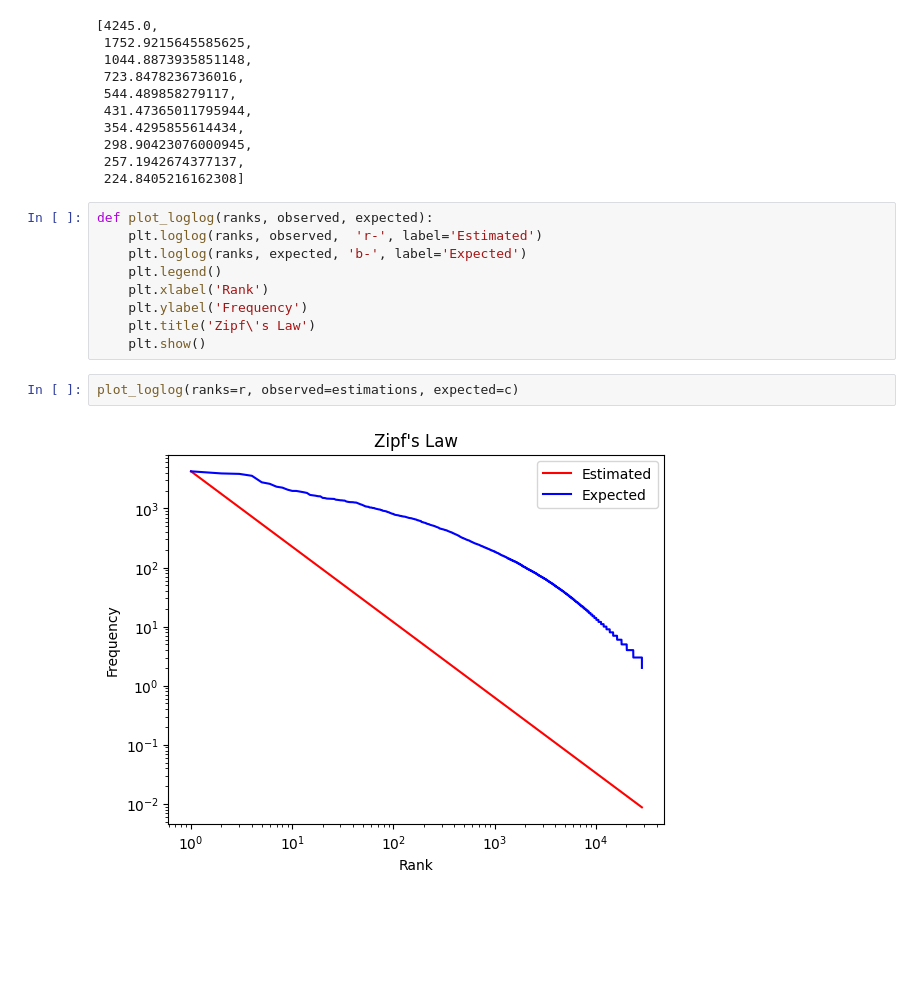
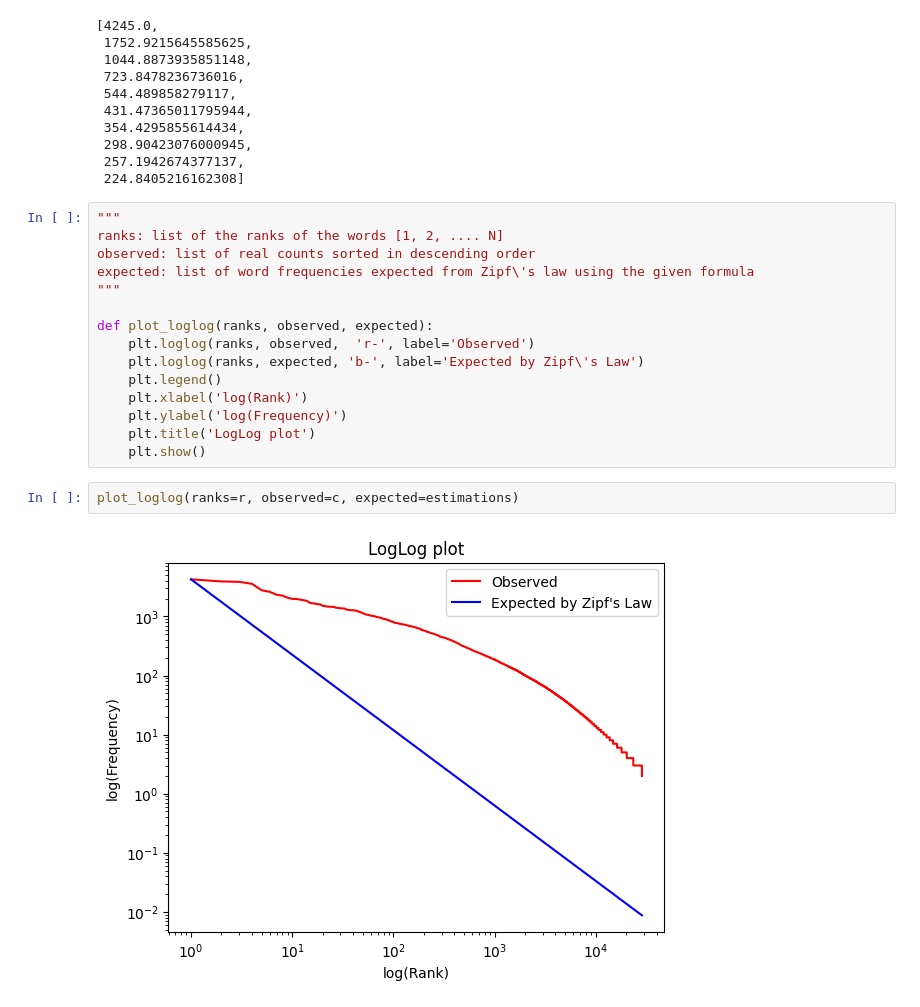
Before and after one commit to dissgod99/Word-Analysis-Association, a Jupyter notebook: zipf.ipynb, the cells around one changed output. Drawn from its saved outputs; the diff is of its cells as text; blank space fills up the shorter version.

Commit message:
plot loglogs for different number of words and clean up the notebook [3]

```diff
--- a/zipf.ipynb
+++ b/zipf.ipynb
@@ -203,16 +203,22 @@ estimations[:10]
  257.1942674377137,
  224.8405216162308]
 # %%
+"""
+ranks: list of the ranks of the words [1, 2, .... N]
+observed: list of real counts sorted in descending order
+expected: list of word frequencies expected from Zipf\'s law using the given formula
+"""
+
 def plot_loglog(ranks, observed, expected):
-    plt.loglog(ranks, observed,  'r-', label='Estimated')
-    plt.loglog(ranks, expected, 'b-', label='Expected')
+    plt.loglog(ranks, observed,  'r-', label='Observed')
+    plt.loglog(ranks, expected, 'b-', label='Expected by Zipf\'s Law')
     plt.legend()
-    plt.xlabel('Rank')
-    plt.ylabel('Frequency')
-    plt.title('Zipf\'s Law')
+    plt.xlabel('log(Rank)')
+    plt.ylabel('log(Frequency)')
+    plt.title('LogLog plot')
     plt.show()
 # %%
-plot_loglog(ranks=r, observed=estimations, expected=c)
+plot_loglog(ranks=r, observed=c, expected=estimations)
 # %% [output]
-[figure, old version]
+[figure, new version]
 # %%
```
Also changed, not shown: parts of 1 cell of this notebook.
